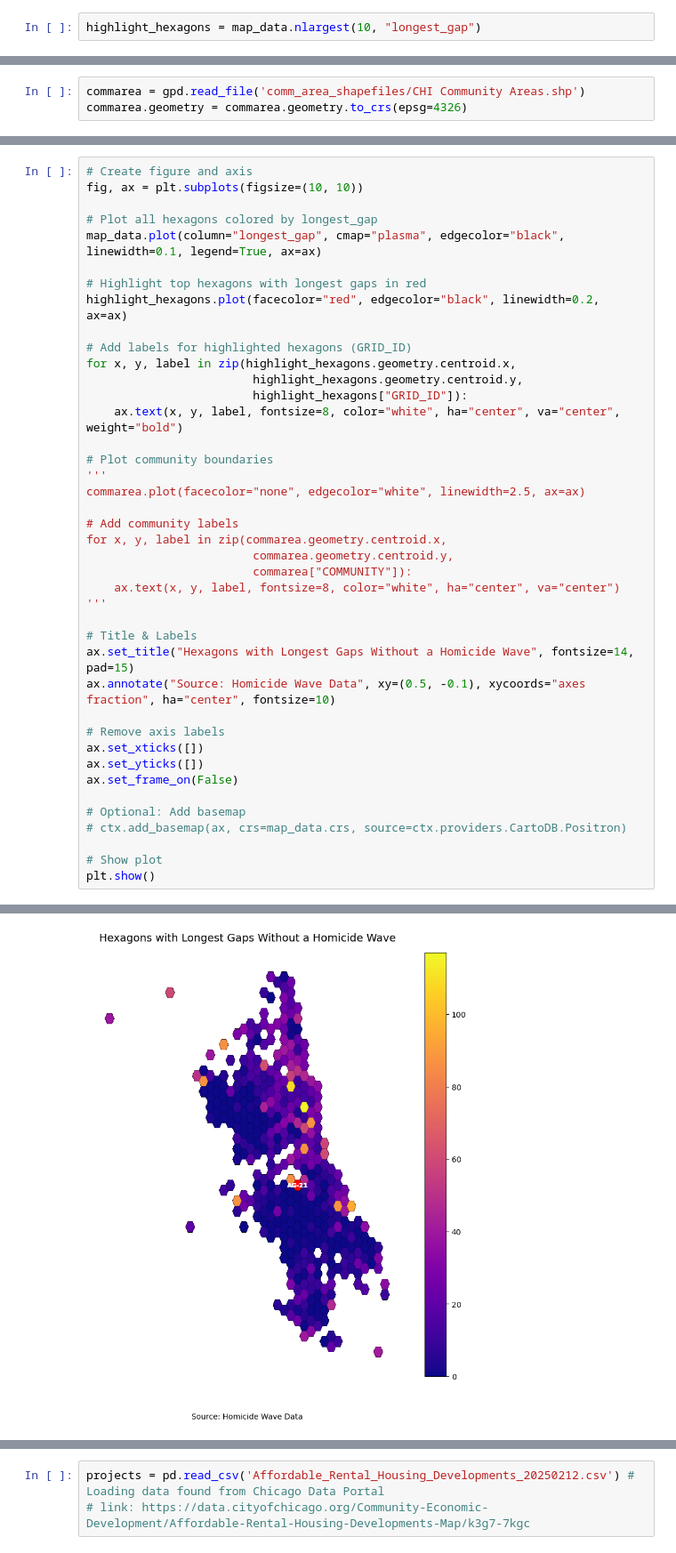
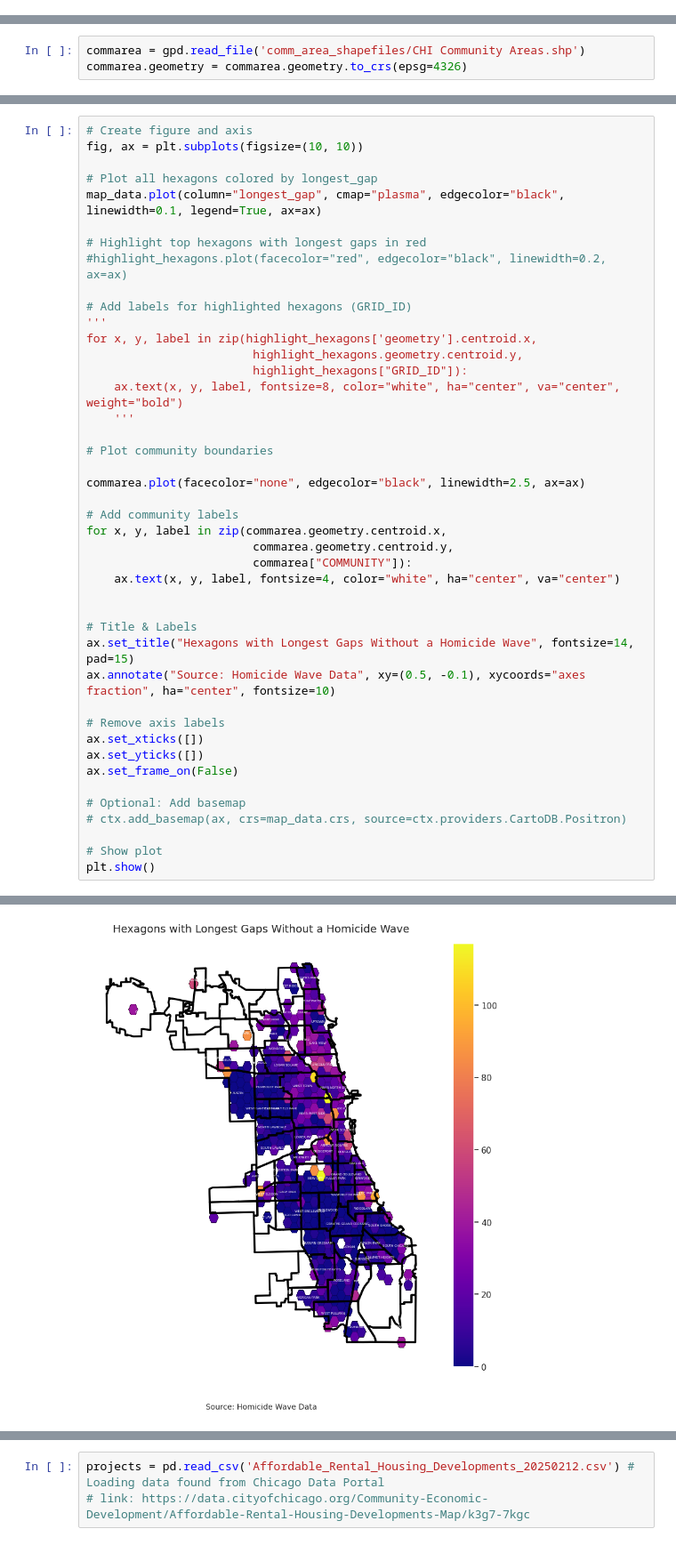
Before and after one commit to uchicago-justice-project/decreasing-homicide-waves, a Jupyter notebook: hom_decrease.ipynb, the cells around one changed output, grey strips where cells are left out. Shown at 89% size. Cells and saved outputs as stored; diff of their text form.

```diff
--- a/hom_decrease.ipynb
+++ b/hom_decrease.ipynb
@@ -171,8 +172,6 @@ shapefile.head()
 map_data = shapefile.merge(longest_gaps, on="GRID_ID", how="left")
 # %%
 map_data['geometry'] = map_data.geometry.to_crs(epsg=4326)
-# %%
-highlight_hexagons = map_data.nlargest(10, "longest_gap")
 # %%
 map_data.head()
 # %% [output]
@@ -213,24 +212,26 @@ fig, ax = plt.subplots(figsize=(10, 10))
 map_data.plot(column="longest_gap", cmap="plasma", edgecolor="black", linewidth=0.1, legend=True, ax=ax)
 
 # Highlight top hexagons with longest gaps in red
-highlight_hexagons.plot(facecolor="red", edgecolor="black", linewidth=0.2, ax=ax)
+#highlight_hexagons.plot(facecolor="red", edgecolor="black", linewidth=0.2, ax=ax)
 
 # Add labels for highlighted hexagons (GRID_ID)
-for x, y, label in zip(highlight_hexagons.geometry.centroid.x,
+'''
+for x, y, label in zip(highlight_hexagons['geometry'].centroid.x,
                         highlight_hexagons.geometry.centroid.y,
                         highlight_hexagons["GRID_ID"]):
     ax.text(x, y, label, fontsize=8, color="white", ha="center", va="center", weight="bold")
+    '''
 
 # Plot community boundaries
-'''
-commarea.plot(facecolor="none", edgecolor="white", linewidth=2.5, ax=ax)
+
+commarea.plot(facecolor="none", edgecolor="black", linewidth=2.5, ax=ax)
 
 # Add community labels
 for x, y, label in zip(commarea.geometry.centroid.x,
                         commarea.geometry.centroid.y,
                         commarea["COMMUNITY"]):
-    ax.text(x, y, label, fontsize=8, color="white", ha="center", va="center")
-'''
+    ax.text(x, y, label, fontsize=4, color="white", ha="center", va="center")
+
 
 # Title & Labels
 ax.set_title("Hexagons with Longest Gaps Without a Homicide Wave", fontsize=14, pad=15)
@@ -253 +254 @@ plt.show()
-[figure, old version]
+[figure, new version]
```
Also changed, not shown: parts of 27 cells of this notebook, 2 other files.
